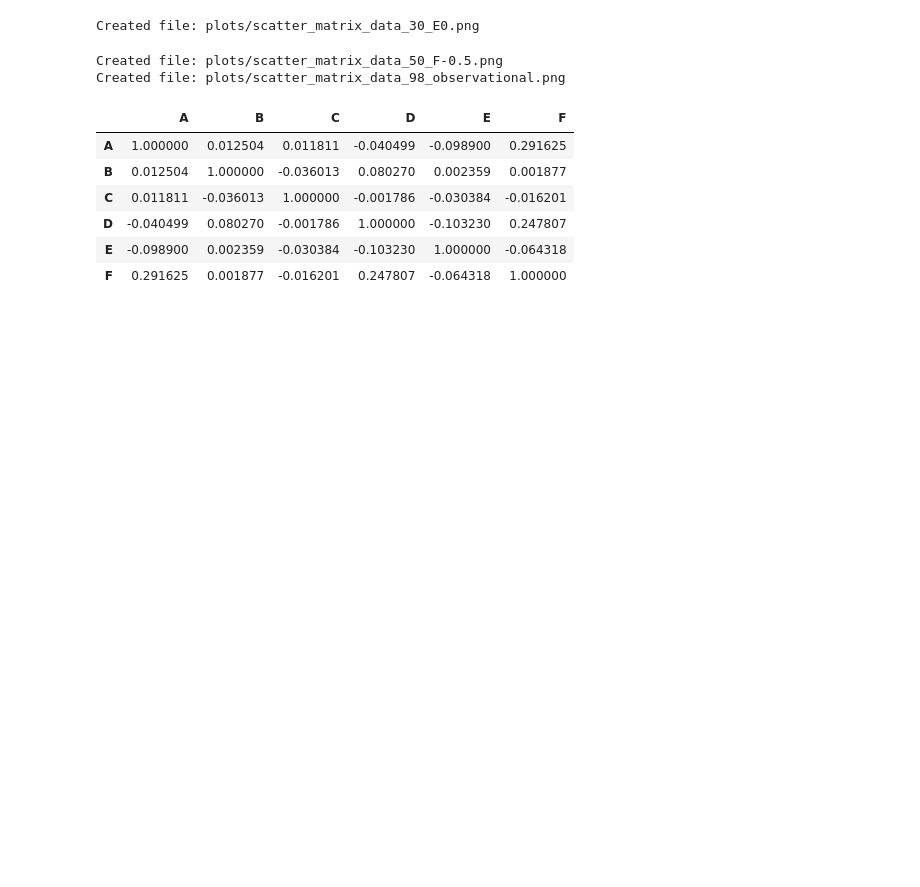
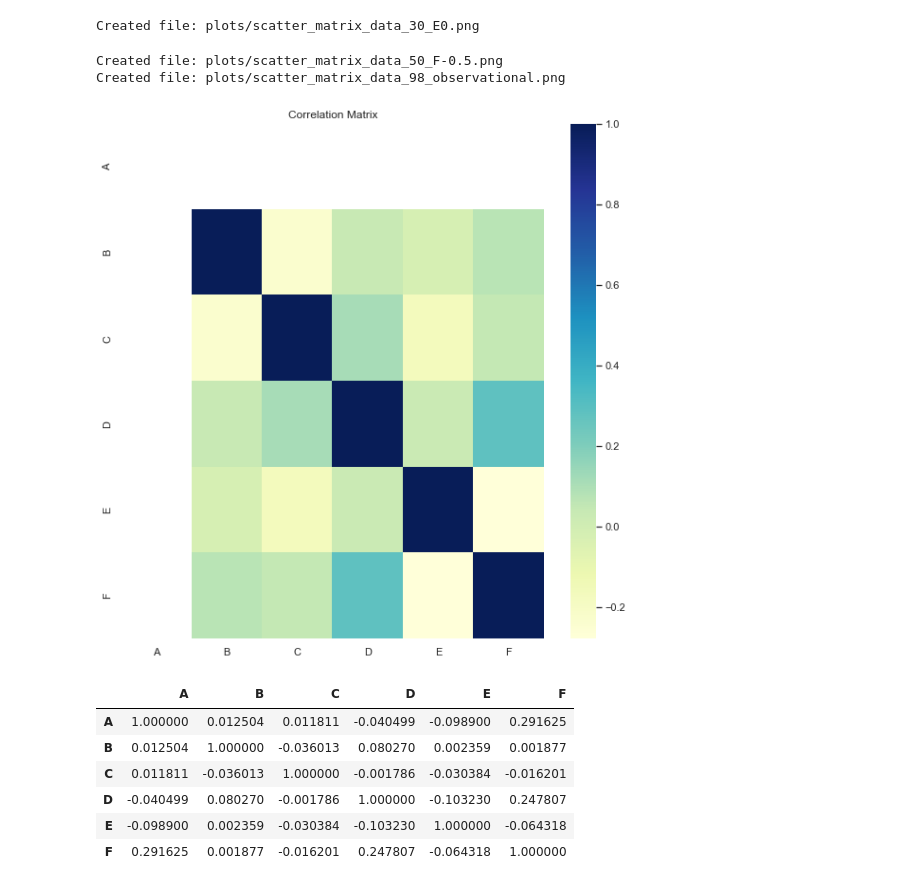
Before and after one commit to Maplewarrior/02463---Causality-project, a Jupyter notebook: 02463 Causality.ipynb, the cells around one changed output. Cells and saved outputs as stored; diff of their text form; code cells hidden in the pictures; blank space fills up the shorter version.

Commit message:
Generated correlation matrix plots

```diff
--- a/02463 Causality.ipynb
+++ b/02463 Causality.ipynb
@@ -84,6 +84,28 @@ Created file: plots/scatter_matrix_data_30_D0.png
 Created file: plots/scatter_matrix_data_30_E0.png
 Created file: plots/scatter_matrix_data_50_F-0.5.png
 Created file: plots/scatter_matrix_data_98_observational.png
+# %%
+for name, data in data_dict.items():
+    # plot correlation matrix
+    corr = data.corr()
+    plt.figure(figsize=(10,10))
+    plt.title('Correlation Matrix')
+    sns.heatmap(corr, xticklabels=corr.columns, yticklabels=corr.columns, cmap="YlGnBu")
+    plt.savefig('plots/correlation_matrix_' + name + '.png')
+    plt.clear()
+
+    # plot spearman correlation matrix
+    corr = data.corr(method='spearman')
+    # plt.figure(figsize=(10,10))
+    plt.title('Spearman Correlation Matrix')
+    sns.heatmap(corr, xticklabels=corr.columns, yticklabels=corr.columns, cmap="YlGnBu", ax = ax[1])
+    plt.show()
+    break
+
+# matplotlib side by side
+# plt.subplot(1,2,1)
+# %% [output]
+[figure, added]
 # %%
 corM(df_raw, 'pearson')
 # %% [output]
```
Also changed, not shown: 14 other files.
